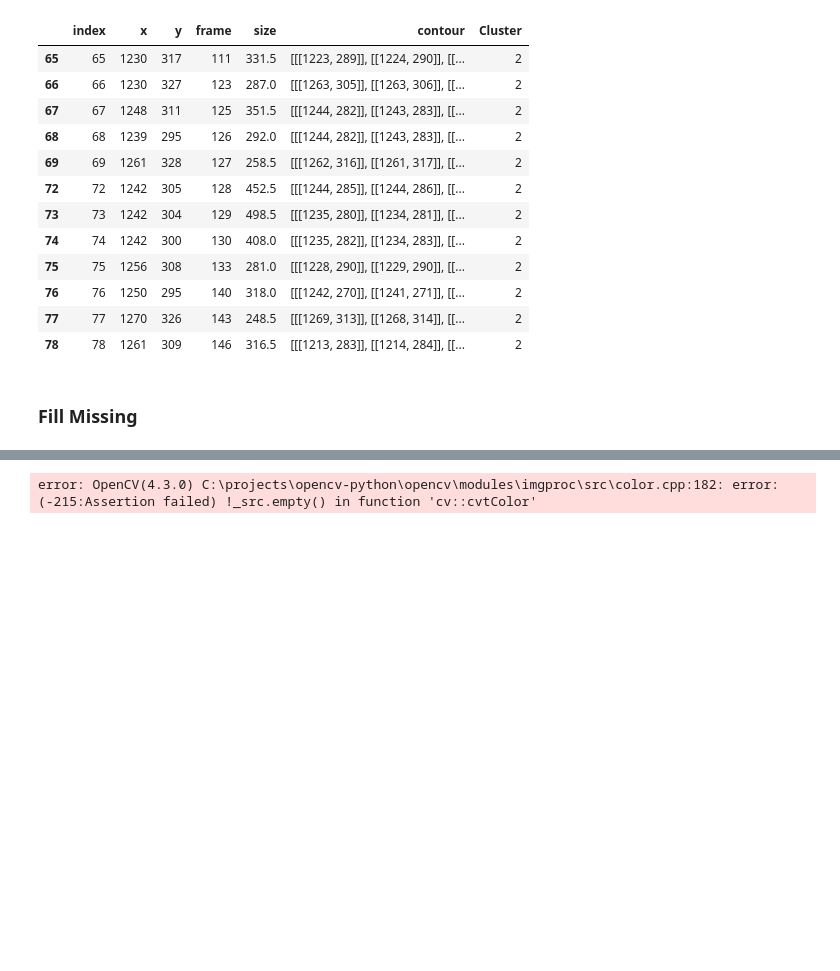
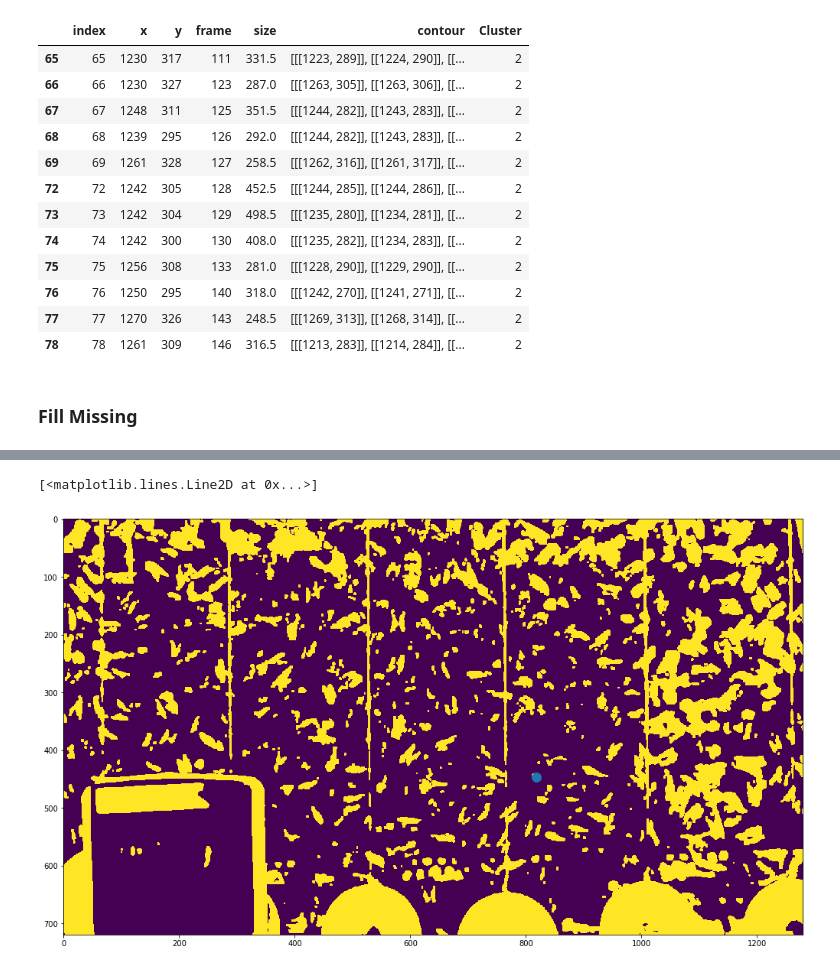
Before and after one commit to Jreece18/WaggleDanceTracker, a Jupyter notebook: TidyDataset.ipynb, the cells around one changed output, grey strips where cells are left out. Saved outputs shown, nothing was run; the diff lists cells and outputs as text; code cells hidden in the pictures; blank space fills up the shorter version.

```diff
--- a/TidyDataset.ipynb
+++ b/TidyDataset.ipynb
@@ -437,19 +446,23 @@ KeyError: 0
 # %%
-cap.set(1, 44)
+cap.set(1, 251)
 ret, frame = cap.read()
 
 # Preprocessing
 gray = cv2.cvtColor(frame, cv2.COLOR_BGR2GRAY)
 gray = cv2.GaussianBlur(gray, (15,15), 1)
 #thresh = cv2.threshold(gray, 130, 220, cv2.THRESH_BINARY)[1]
 thresh = cv2.threshold(gray, 120, 220, cv2.THRESH_BINARY)[1]
 kernel = np.ones((2,2),np.uint8)
 opening = cv2.morphologyEx(thresh, cv2.MORPH_OPEN, kernel, iterations = 2)
 opening = cv2.erode(opening, kernel, iterations=1)
+opening = cv2.dilate(thresh, kernel, iterations=2)
+
+
 
 plt.figure(figsize=(20,10))
 plt.imshow(opening)
-plt.plot(1054, 205, marker='o', markersize=12)
+plt.plot(818, 447, marker='o', markersize=12)
 # %% [output]
-error: OpenCV(4.3.0) C:\projects\opencv-python\opencv\modules\imgproc\src\color.cpp:182: error: (-215:Assertion failed) !_src.empty() in function 'cv::cvtColor'
+[<matplotlib.lines.Line2D at 0x...>]
+[figure, added]
 # %%
```
Also changed, not shown: parts of 4 cells of this notebook.
